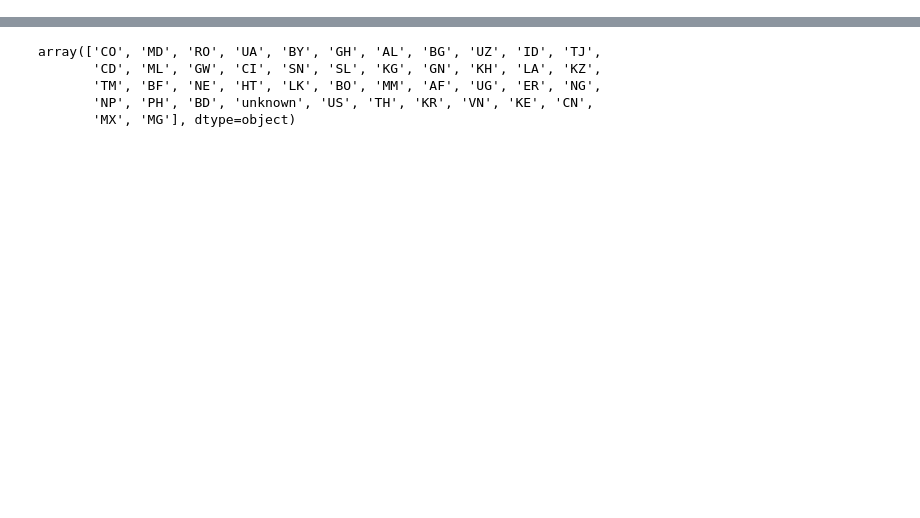
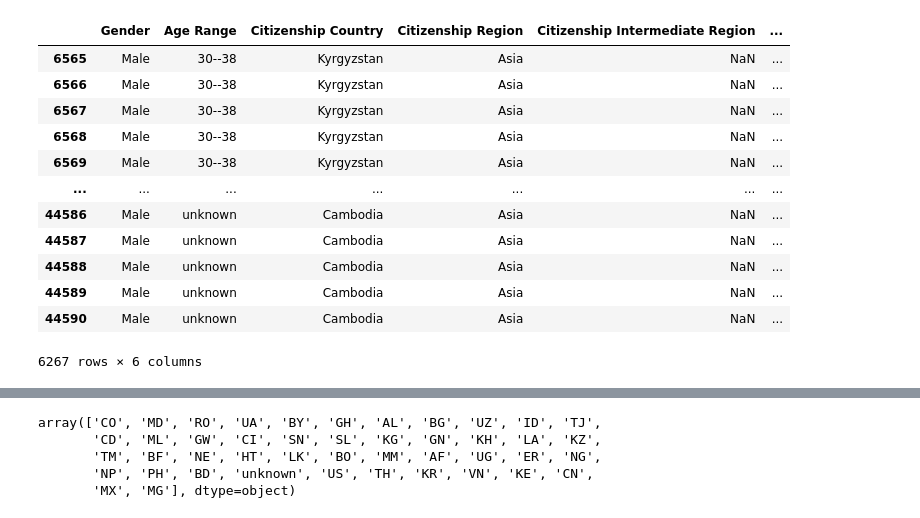
Before and after one commit to saronraut/Human-Trafficking-Awareness, a Jupyter notebook: Liz_working_files/Where_are_they_from.ipynb, the cells around one changed output, grey strips where cells are left out. Saved outputs shown, nothing was run; the diff lists cells and outputs as text; code cells hidden in the pictures; blank space fills up the shorter version.

```diff
--- a/Liz_working_files/Where_are_they_from.ipynb
+++ b/Liz_working_files/Where_are_they_from.ipynb
@@ -23,0 +159,19 @@ clean_data.head()
+# %%
+is_male = citizen_df_renamed['Gender'] == 'Male'
+is_asia = citizen_df_renamed['Citizenship Region'] == 'Asia'
+male_asia = pd.DataFrame(citizen_df_renamed[is_male & is_asia])
+male_asia
+# %% [output]
+|  | Gender | Age Range | Citizenship Country | Citizenship Region | Citizenship Intermediate Region | ... |
+| 6565 | Male | 30--38 | Kyrgyzstan | Asia | NaN | ... |
+| 6566 | Male | 30--38 | Kyrgyzstan | Asia | NaN | ... |
+| 6567 | Male | 30--38 | Kyrgyzstan | Asia | NaN | ... |
+| 6568 | Male | 30--38 | Kyrgyzstan | Asia | NaN | ... |
+| 6569 | Male | 30--38 | Kyrgyzstan | Asia | NaN | ... |
+| ... | ... | ... | ... | ... | ... | ... |
+| 44586 | Male | unknown | Cambodia | Asia | NaN | ... |
+| 44587 | Male | unknown | Cambodia | Asia | NaN | ... |
+| 44588 | Male | unknown | Cambodia | Asia | NaN | ... |
+| 44589 | Male | unknown | Cambodia | Asia | NaN | ... |
+| 44590 | Male | unknown | Cambodia | Asia | NaN | ... |
+6267 rows × 6 columns
```
Also changed, not shown: parts of 19 cells of this notebook.
